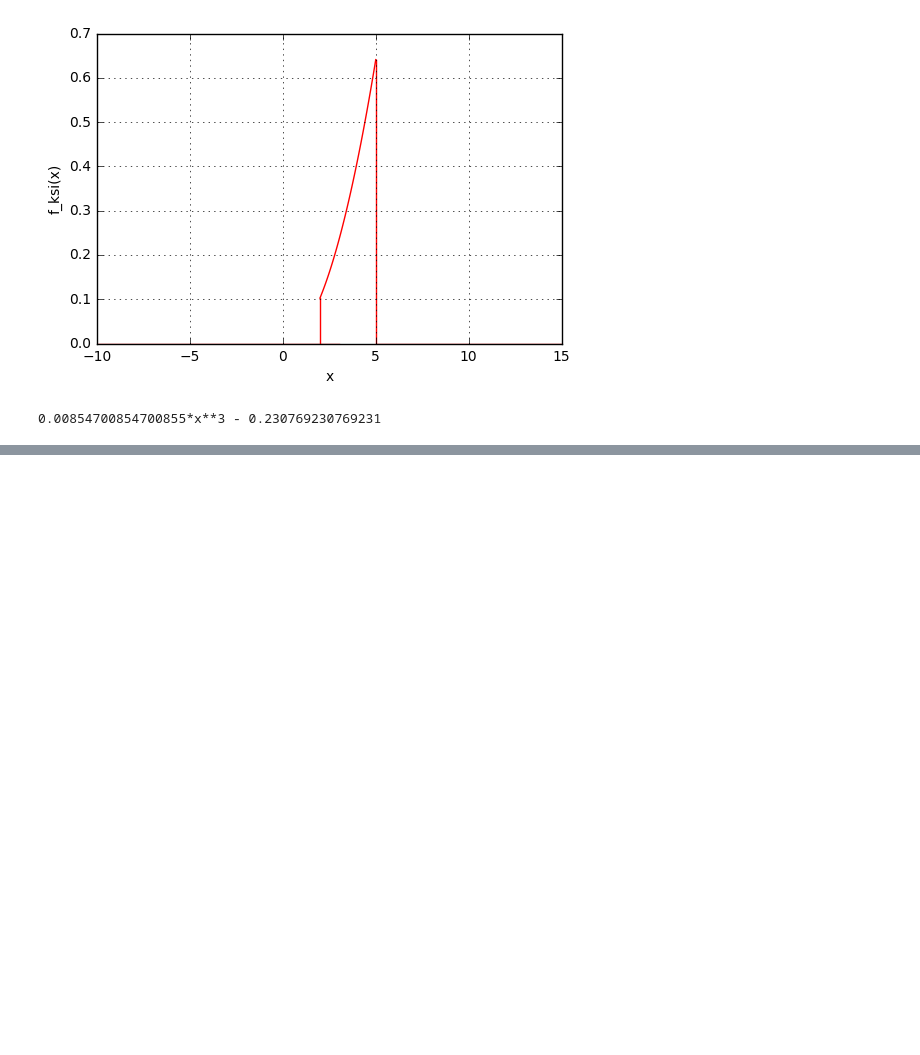
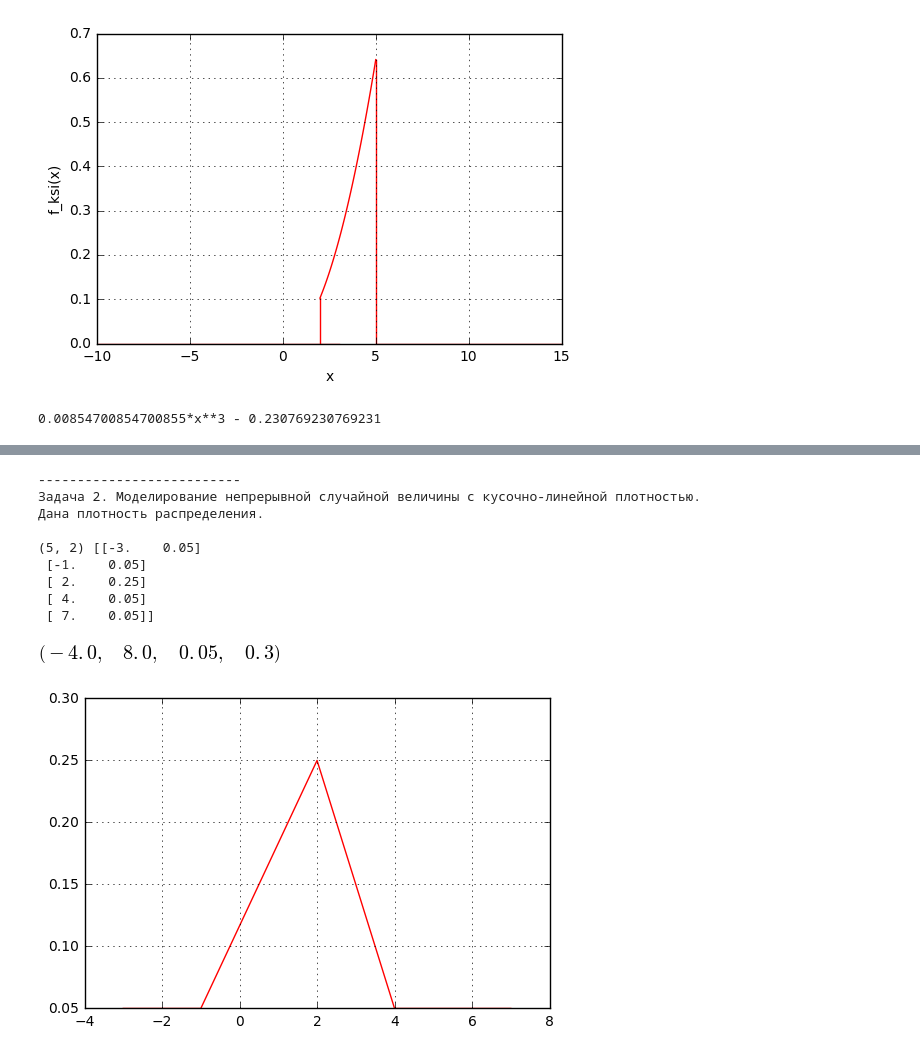
Before and after one commit to pyro-bot/study, a Jupyter notebook: Petrov/lab3.ipynb, the cells around one changed output, grey strips where cells are left out. Saved outputs shown, nothing was run; the diff lists cells and outputs as text; code cells hidden in the pictures; blank space fills up the shorter version.

```diff
--- a/Petrov/lab3.ipynb
+++ b/Petrov/lab3.ipynb
@@ -244,0 +141,28 @@ ValueError: x and y must have same first dimension
+# %%
+print('-------------------------- ')
+print('Задача 2. Моделирование непрерывной случайной величины с кусочно-линейной плотностью.')
+print('Дана плотность распределения.')
+print(' ')
+A = np.array([-3, 0.05])
+B = np.array([-1, 0.05])
+C = np.array([ 2, 0.25])
+D = np.array([ 4, 0.05])
+E = np.array([7, 0.05])
+figure = np.array([A, B, C, D, E])
+print(figure.shape, figure)
+plt.figure(3)
+plt.plot(figure[:,0], figure[:, 1], 'r-')
+plt.grid(True)
+plt.axis('on')
+# %% [output]
+--------------------------
+Задача 2. Моделирование непрерывной случайной величины с кусочно-линейной плотностью.
+Дана плотность распределения.
+
+(5, 2) [[-3.    0.05]
+ [-1.    0.05]
+ [ 2.    0.25]
+ [ 4.    0.05]
+ [ 7.    0.05]]
+[figure, added]
+[figure, added]
```
Also changed, not shown: parts of 7 cells of this notebook, 1 other file.
